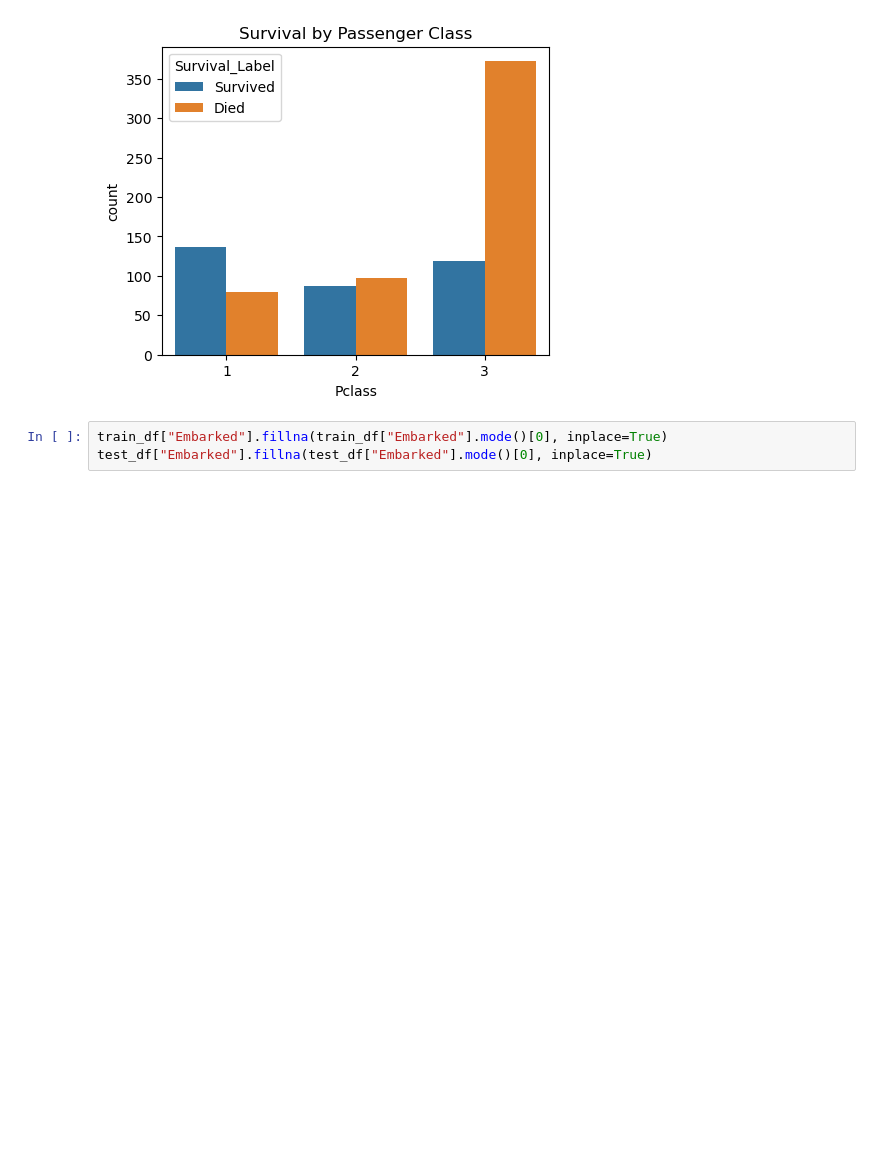
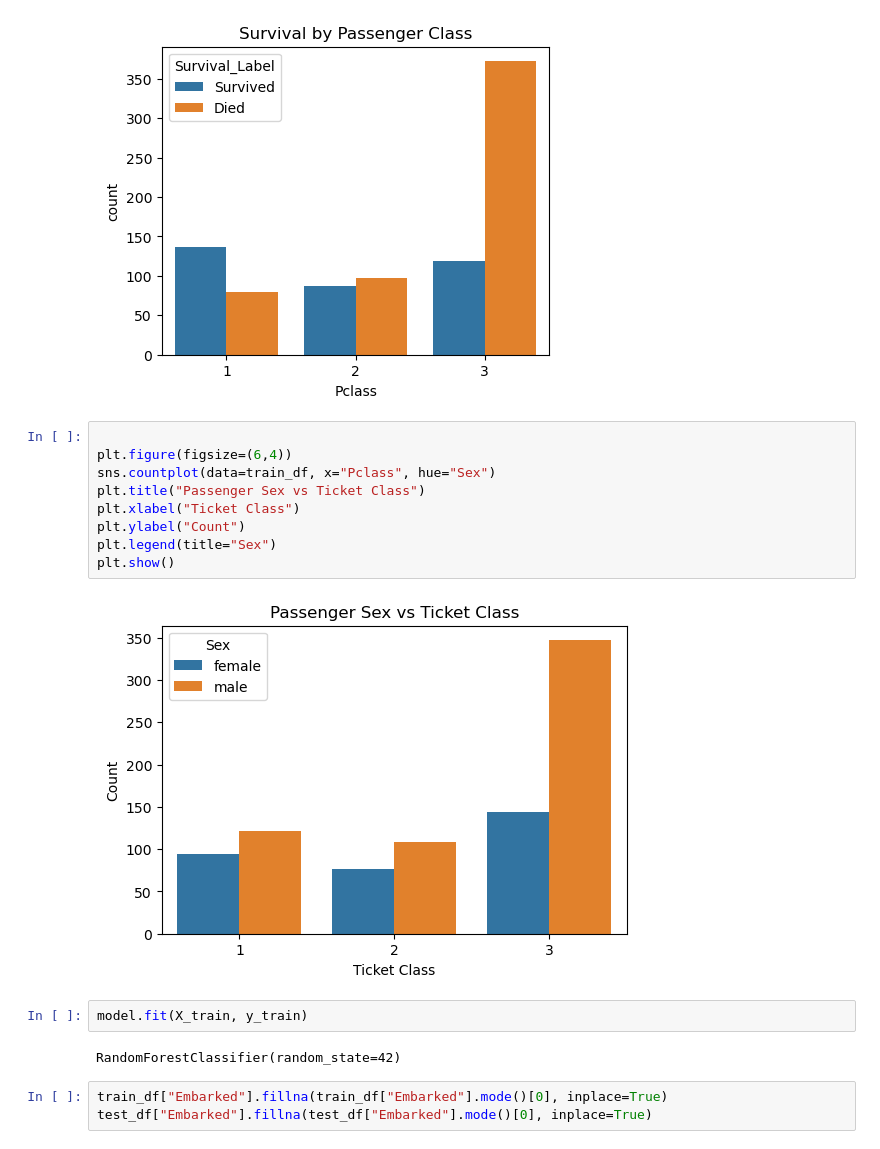
Before and after one commit to joleyy/Titanic---Machine-Learning-from-Disaster, a Jupyter notebook: jolei_titanic.ipynb, the cells around one changed output. Saved outputs shown, nothing was run; the diff lists cells and outputs as text; blank space fills up the shorter version.

```diff
--- a/jolei_titanic.ipynb
+++ b/jolei_titanic.ipynb
@@ -135,6 +135,21 @@ plt.title("Survival by Passenger Class")
 plt.show()
 # %% [output]
 [figure]
+# %%
+
+plt.figure(figsize=(6,4))
+sns.countplot(data=train_df, x="Pclass", hue="Sex")
+plt.title("Passenger Sex vs Ticket Class")
+plt.xlabel("Ticket Class")
+plt.ylabel("Count")
+plt.legend(title="Sex")
+plt.show()
+# %% [output]
+[figure, added]
+# %%
+model.fit(X_train, y_train)
+# %% [output]
+RandomForestClassifier(random_state=42)
 # %%
 train_df["Embarked"].fillna(train_df["Embarked"].mode()[0], inplace=True)
 test_df["Embarked"].fillna(test_df["Embarked"].mode()[0], inplace=True)
```
Also changed, not shown: parts of 15 cells of this notebook.
